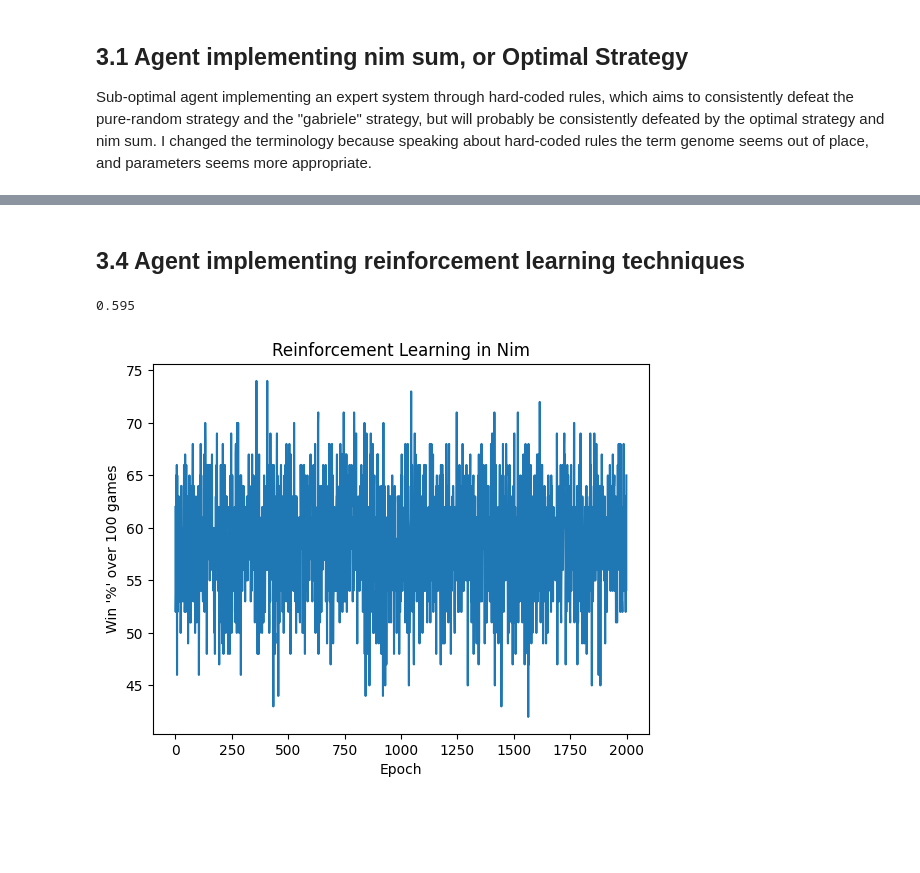
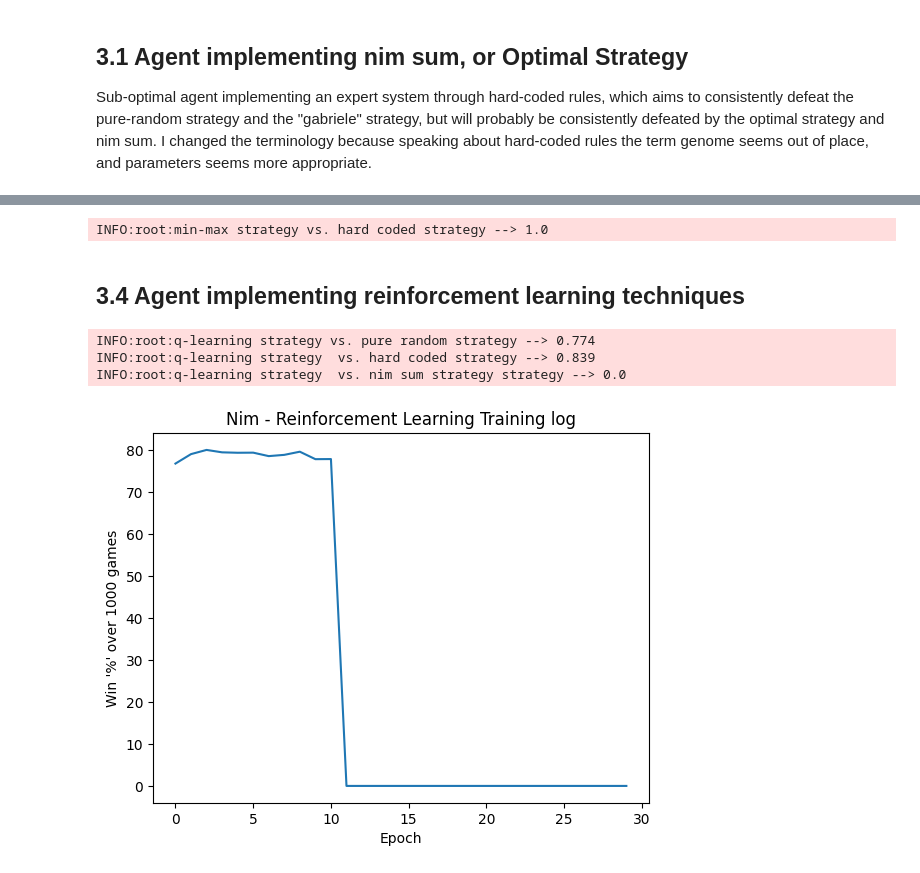
Before and after one commit to moDal7/Computational-Intelligence, a Jupyter notebook: lab3/lab3_sol.ipynb, the cells around one changed output, grey strips where cells are left out. Saved outputs shown, nothing was run; the diff lists cells and outputs as text; code cells hidden in the pictures; blank space fills up the shorter version.

```diff
--- a/lab3/lab3_sol.ipynb
+++ b/lab3/lab3_sol.ipynb
@@ -445,3 +477,8 @@ INFO:root:min-max strategy vs. pure random --> 1.0
+# %%
+logging.getLogger().setLevel(logging.DEBUG)
+logging.info(f"min-max strategy vs. hard coded strategy --> {evaluate(minmax_ab_strategy, hard_coded(params_empty), 4, 10)}")
+# %% [output]
+INFO:root:min-max strategy vs. hard coded strategy --> 1.0
 # %% [markdown]
 ## 3.4 Agent implementing reinforcement learning techniques
 # %%
@@ -547,15 +595,19 @@ def learn(q_learning: Callable, epochs=2000, size=5):
     return learning_log
 # %%
 import matplotlib.pyplot as plt
-learning_log = learn(q_learning)
+#learning_log = learn(q_learning)
 
 
 plt.plot(range(len(learning_log)),learning_log)
-plt.title("Reinforcement Learning in Nim")
+plt.title("Nim - Reinforcement Learning Training log")
 plt.xlabel("Epoch")
-plt.ylabel("Win '%' over 100 games")
+plt.ylabel("Win '%' over 1000 games")
 
-evaluate(q_learning, pure_random, 5, 1000)
+logging.info(f"q-learning strategy vs. pure random strategy --> {evaluate(q_learning, pure_random, 5, 1000)}")
+logging.info(f"q-learning strategy  vs. hard coded strategy --> {evaluate(q_learning, hard_coded(params=params_empty), 5, 1000)}")
+logging.info(f"q-learning strategy  vs. nim sum strategy strategy --> {evaluate(q_learning, nim_sum_strategy, 5, 1000)}")
 # %% [output]
-0.595
+INFO:root:q-learning strategy vs. pure random strategy --> 0.774
+INFO:root:q-learning strategy  vs. hard coded strategy --> 0.839
+INFO:root:q-learning strategy  vs. nim sum strategy strategy --> 0.0
-[figure, old version]
+[figure, new version]
```
Also changed, not shown: parts of 11 cells of this notebook, 6 other files.
